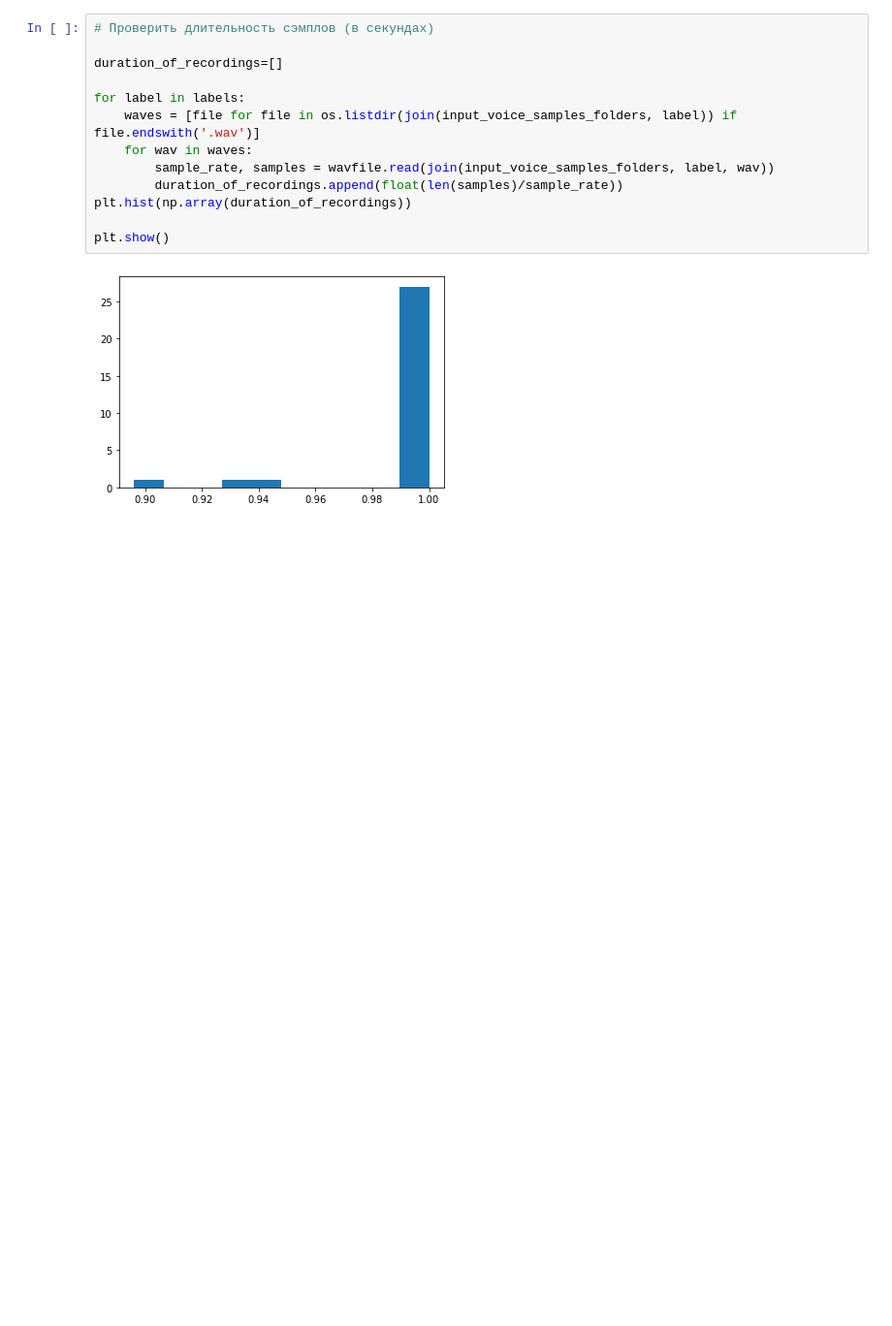
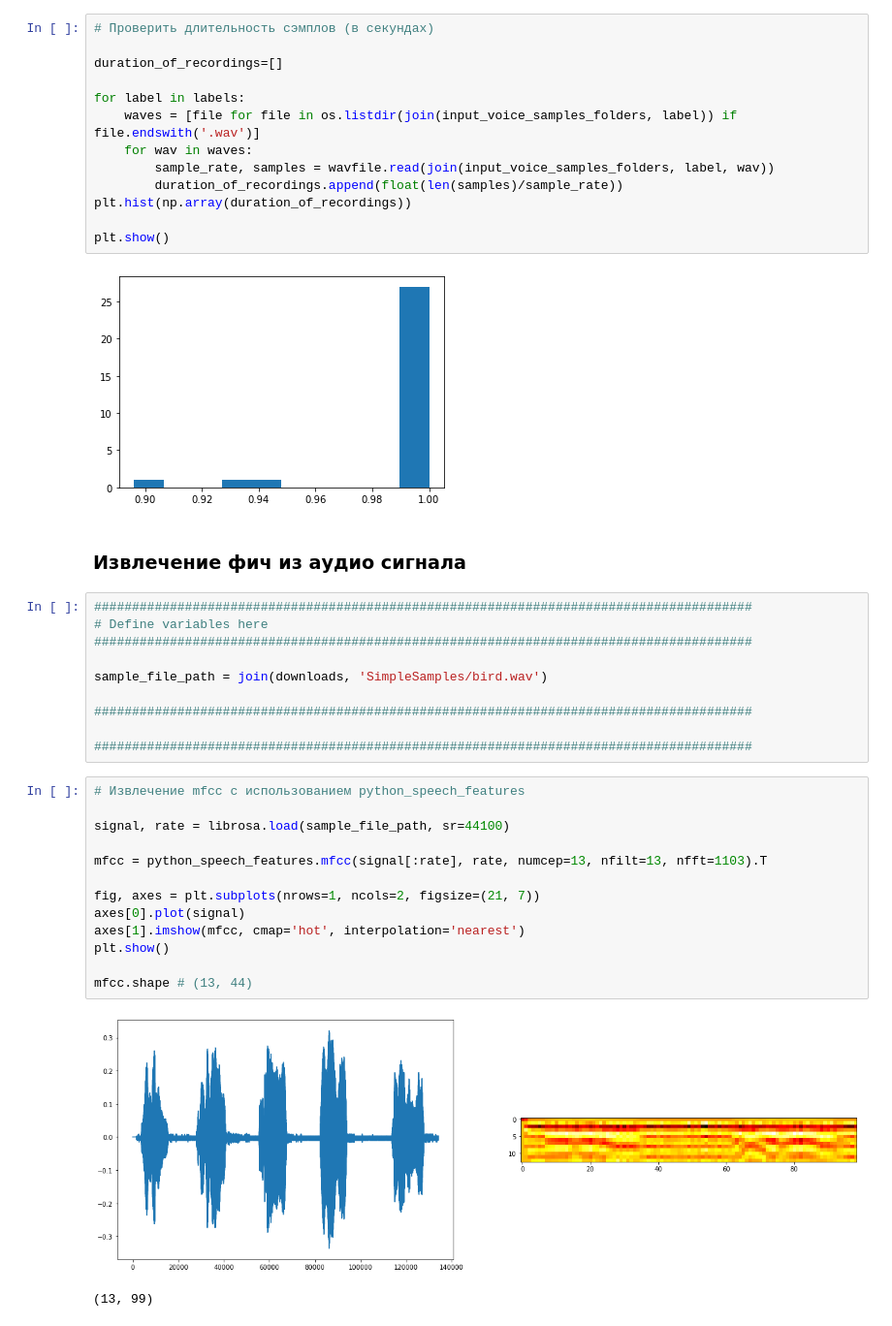
Before and after one commit to balobinp/AudioSignalProcessing, a Jupyter notebook: AudioSignalProcessing.ipynb, the cells around one changed output. Shown at 97% size. Drawn from its saved outputs; the diff is of its cells as text; blank space fills up the shorter version.

```diff
--- a/AudioSignalProcessing.ipynb
+++ b/AudioSignalProcessing.ipynb
@@ -110,3 +124,31 @@ plt.hist(np.array(duration_of_recordings))
 plt.show()
 # %% [output]
 [figure]
+# %% [markdown]
+### Извлечение фич из аудио сигнала
+# %%
+#######################################################################################
+# Define variables here
+#######################################################################################
+
+sample_file_path = join(downloads, 'SimpleSamples/bird.wav')
+
+#######################################################################################
+
+#######################################################################################
+# %%
+# Извлечение mfcc с использованием python_speech_features
+
+signal, rate = librosa.load(sample_file_path, sr=44100)
+
+mfcc = python_speech_features.mfcc(signal[:rate], rate, numcep=13, nfilt=13, nfft=1103).T
+
+fig, axes = plt.subplots(nrows=1, ncols=2, figsize=(21, 7))
+axes[0].plot(signal)
+axes[1].imshow(mfcc, cmap='hot', interpolation='nearest')
+plt.show()
+
+mfcc.shape # (13, 44)
+# %% [output]
+[figure, added]
+(13, 99)
```
Also changed, not shown: parts of 11 cells of this notebook, 2 other files.
